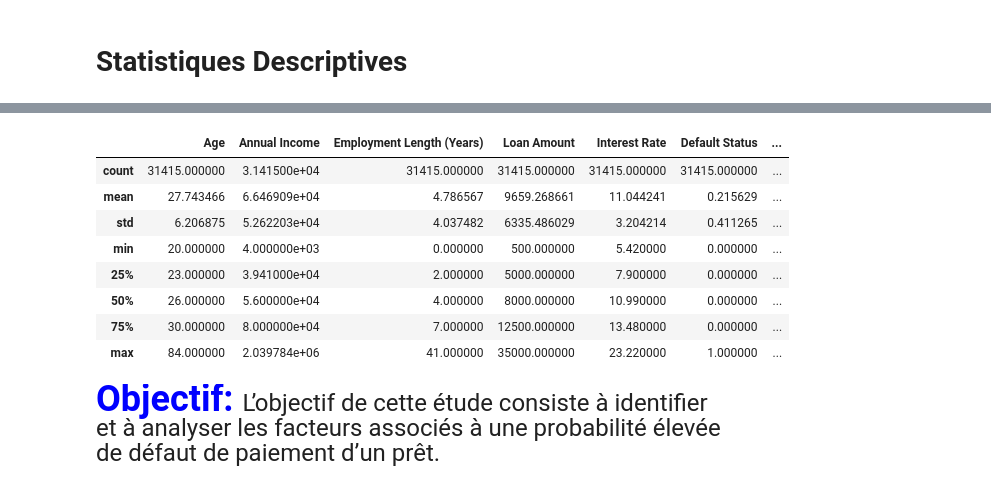
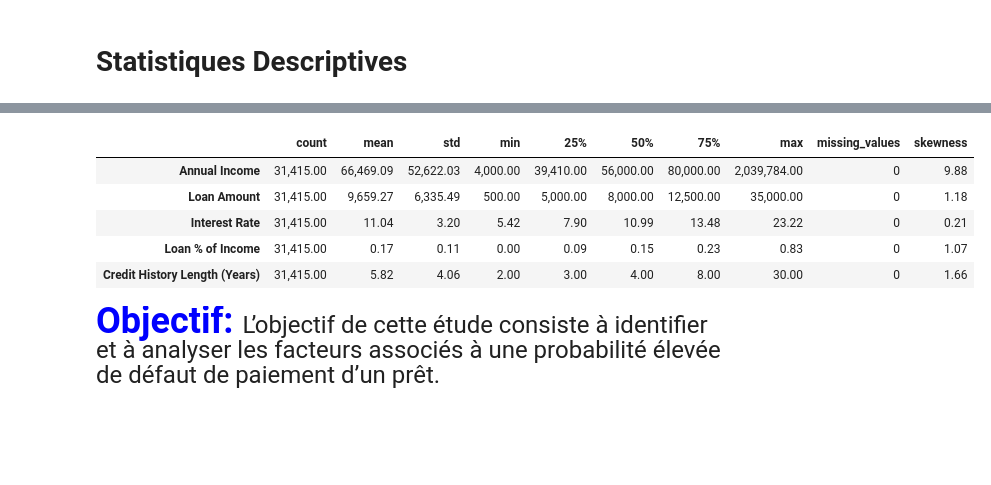
Before and after one commit to YATABARE-Cheikna-Amala/Projet-Final-Python_Pour_la_Data_Science, a Jupyter notebook: Projet_python_pour_la_data_science.ipynb, the cells around one changed output, grey strips where cells are left out. Drawn from its saved outputs; the diff is of its cells as text; code cells hidden in the pictures; blank space fills up the shorter version.

```diff
--- a/Projet_python_pour_la_data_science.ipynb
+++ b/Projet_python_pour_la_data_science.ipynb
@@ -116,15 +80,35 @@ memory usage: 5.2 MB
 # %%
-data.describe()
+import pandas as pd
+
+# Format d'affichage des floats
+pd.options.display.float_format = '{:,.2f}'.format
+
+# Sélection dynamique des colonnes existantes
+columns = [
+    'Annual Income',
+    'Loan Amount',
+    'Interest Rate',
+    'Loan % of Income',
+    'Credit History Length (Years)'
+]
+
+cols_existantes = [col for col in columns if col in data.columns]
+
+# Statistiques descriptives enrichies
+summary = data[cols_existantes].describe().T
+
+# Ajout de métriques utiles
+summary['missing_values'] = data[cols_existantes].isnull().sum()
+summary['skewness'] = data[cols_existantes].skew()
+
+summary
 # %% [output]
-|  | Age | Annual Income | Employment Length (Years) | Loan Amount | Interest Rate | Default Status | ... |
-| count | 31415.000000 | 3.141500e+04 | 31415.000000 | 31415.000000 | 31415.000000 | 31415.000000 | ... |
-| mean | 27.743466 | 6.646909e+04 | 4.786567 | 9659.268661 | 11.044241 | 0.215629 | ... |
-| std | 6.206875 | 5.262203e+04 | 4.037482 | 6335.486029 | 3.204214 | 0.411265 | ... |
-| min | 20.000000 | 4.000000e+03 | 0.000000 | 500.000000 | 5.420000 | 0.000000 | ... |
-| 25% | 23.000000 | 3.941000e+04 | 2.000000 | 5000.000000 | 7.900000 | 0.000000 | ... |
-| 50% | 26.000000 | 5.600000e+04 | 4.000000 | 8000.000000 | 10.990000 | 0.000000 | ... |
-| 75% | 30.000000 | 8.000000e+04 | 7.000000 | 12500.000000 | 13.480000 | 0.000000 | ... |
-| max | 84.000000 | 2.039784e+06 | 41.000000 | 35000.000000 | 23.220000 | 1.000000 | ... |
+|  | count | mean | std | min | 25% | 50% | 75% | max | missing_values | skewness |
+| Annual Income | 31,415.00 | 66,469.09 | 52,622.03 | 4,000.00 | 39,410.00 | 56,000.00 | 80,000.00 | 2,039,784.00 | 0 | 9.88 |
+| Loan Amount | 31,415.00 | 9,659.27 | 6,335.49 | 500.00 | 5,000.00 | 8,000.00 | 12,500.00 | 35,000.00 | 0 | 1.18 |
+| Interest Rate | 31,415.00 | 11.04 | 3.20 | 5.42 | 7.90 | 10.99 | 13.48 | 23.22 | 0 | 0.21 |
+| Loan % of Income | 31,415.00 | 0.17 | 0.11 | 0.00 | 0.09 | 0.15 | 0.23 | 0.83 | 0 | 1.07 |
+| Credit History Length (Years) | 31,415.00 | 5.82 | 4.06 | 2.00 | 3.00 | 4.00 | 8.00 | 30.00 | 0 | 1.66 |
 # %%
 from statistique_descriptive import Statistique_Descriptives
 from statistique_descriptive import analyse_categorielle
```
Also changed, not shown: parts of 29 cells of this notebook.
